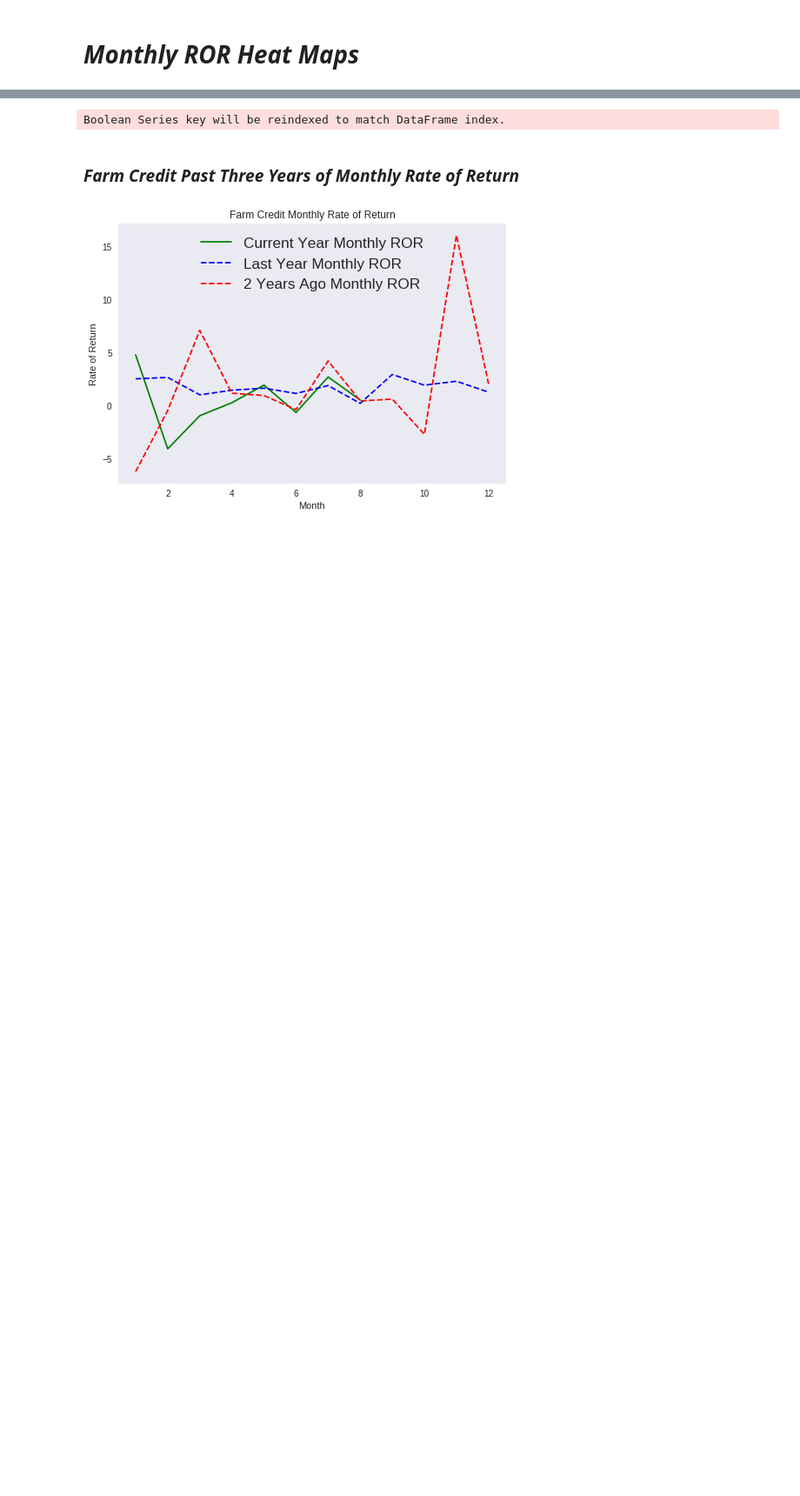
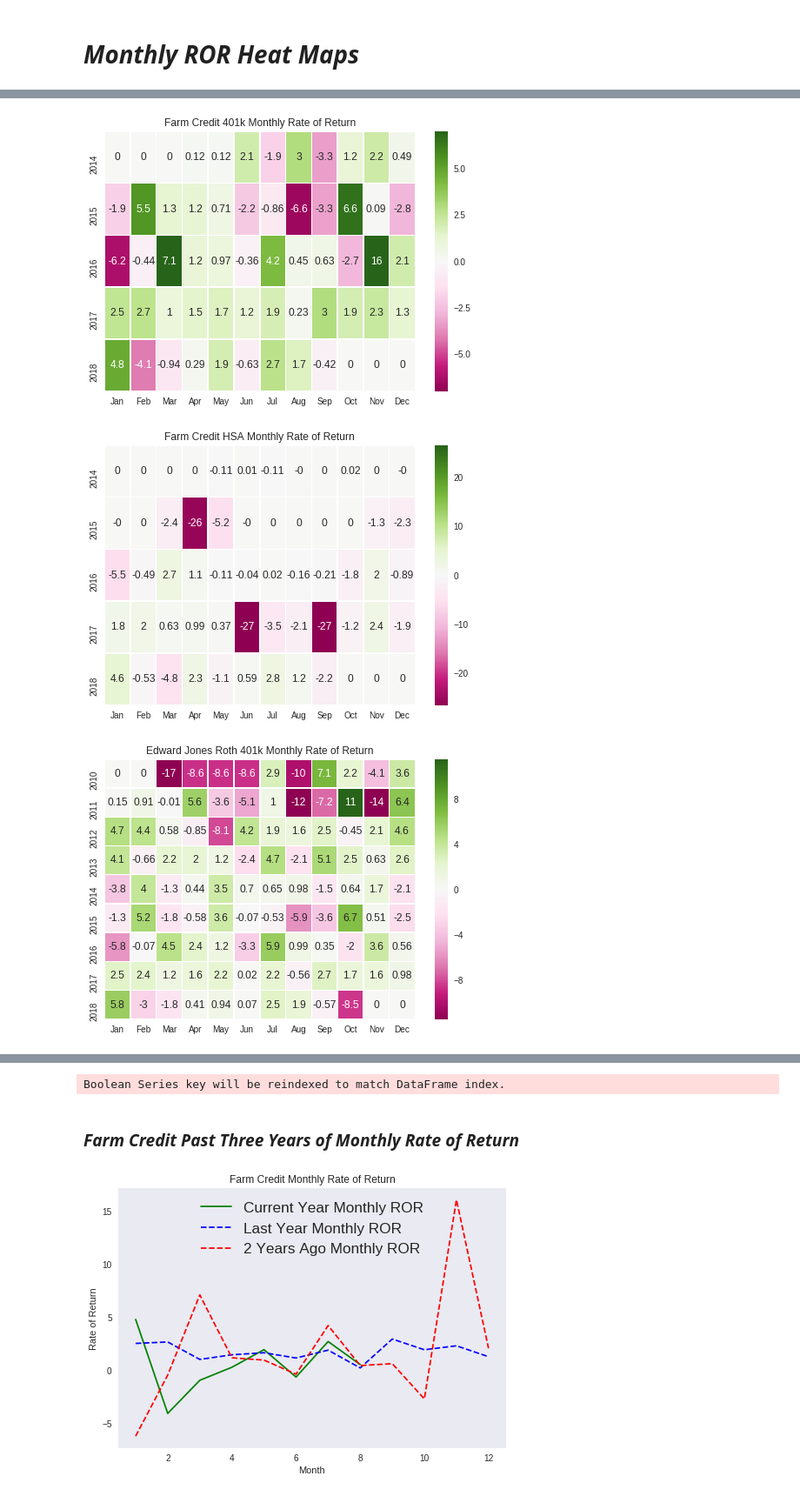
Before and after one commit to rkrall85/learning-through-bits, a Jupyter notebook: FIRE/Fire.ipynb, the cells around one changed output, grey strips where cells are left out. Shown at 87% size. Saved outputs shown, nothing was run; the diff lists cells and outputs as text; code cells hidden in the pictures; blank space fills up the shorter version.

Commit message:
Add files via upload
fixed data issues. added more graphs. So far looking good.

```diff
--- a/FIRE/Fire.ipynb
+++ b/FIRE/Fire.ipynb
@@ -332,0 +214,36 @@ plt.show()
+# %%
+#########################################
+##########Farm Credit####################
+#########################################
+fc_401k_df = investment_df[(investment_df.company == 'Farm Credit') & (investment_df.type == '401k')]
+CreateMonthlyHeatMap(fc_401k_df, 'Farm Credit 401k Monthly Rate of Return')
+
+fc_hsa_df = investment_df[(investment_df.company == 'Farm Credit') & (investment_df.type == 'HSA')]
+CreateMonthlyHeatMap(fc_hsa_df, 'Farm Credit HSA Monthly Rate of Return')
+#########################################
+
+
+#########################################
+##########Edward Jones###################
+ej_roth_df = investment_df[(investment_df.company == 'Edward Jones') & (investment_df.type == 'Roth 401k')]
+CreateMonthlyHeatMap(ej_roth_df, 'Edward Jones Roth 401k Monthly Rate of Return')
+
+ej_house_df = investment_df[(investment_df.company == 'Edward Jones') & (investment_df.type == 'House Fund')]
+CreateMonthlyHeatMap(ej_house_df, 'Edward Jones House Fund Monthly Rate of Return')
+#########################################
+
+#########################################
+##########Minn State#####################
+minnstate_hcsp_df = investment_df[(investment_df.company == 'Minn State') & (investment_df.type == 'HCSP')]
+CreateMonthlyHeatMap(minnstate_hcsp_df, 'Minn State HCSP Monthly Rate of Return')
+
+minnstate_deferredcomp_df = investment_df[(investment_df.company == 'Minn State') & (investment_df.type == 'Deferred Comp Plan')]
+CreateMonthlyHeatMap(minnstate_deferredcomp_df, 'Minn State Deferred Comp Plan Monthly Rate of Return')
+
+#need to add pension plan
+
+#########################################
+# %% [output]
+[figure, added]
+[figure, added]
+[figure, added]
```
Also changed, not shown: parts of 21 cells of this notebook.
